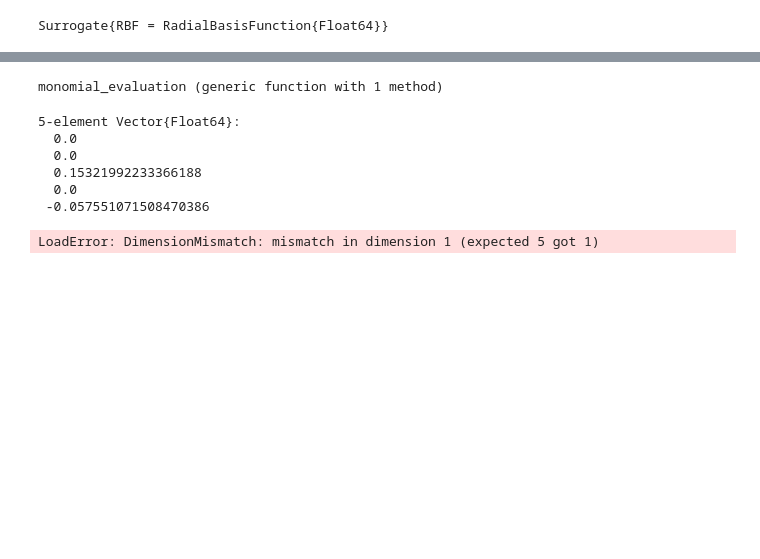
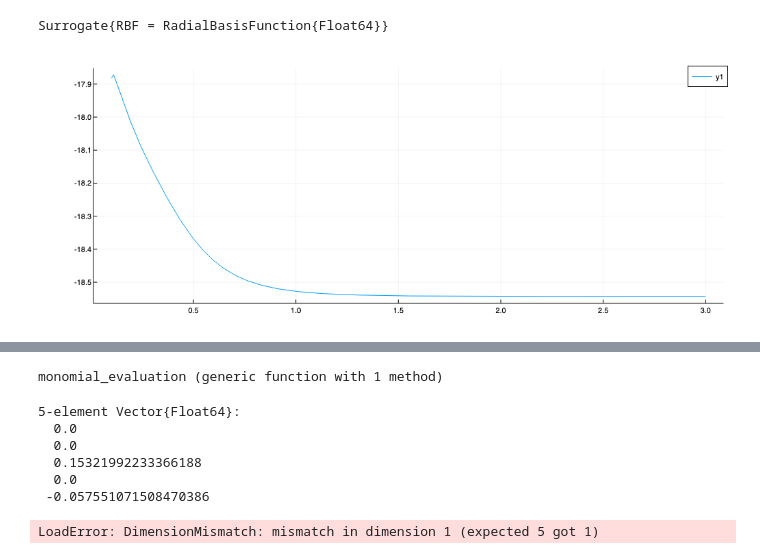
Before and after one commit to DarianNwankwo/Mean-Field-Bayesian-Optimization, a Jupyter notebook: notebooks/bo_with_mean_field.ipynb, the cells around one changed output, grey strips where cells are left out. Cells and saved outputs as stored; diff of their text form; code cells hidden in the pictures; blank space fills up the shorter version.

```diff
--- a/notebooks/bo_with_mean_field.ipynb
+++ b/notebooks/bo_with_mean_field.ipynb
@@ -74,3 +104,7 @@ Surrogate{RBF = RadialBasisFunction{Float64}}
+# %%
+plot(hypers, lls)
+# %% [output]
+[figure, added]
 # %%
 m = length(sur.ϕ)
 # M = [sur.K  sur.P;
```
Also changed, not shown: parts of 8 cells of this notebook.
